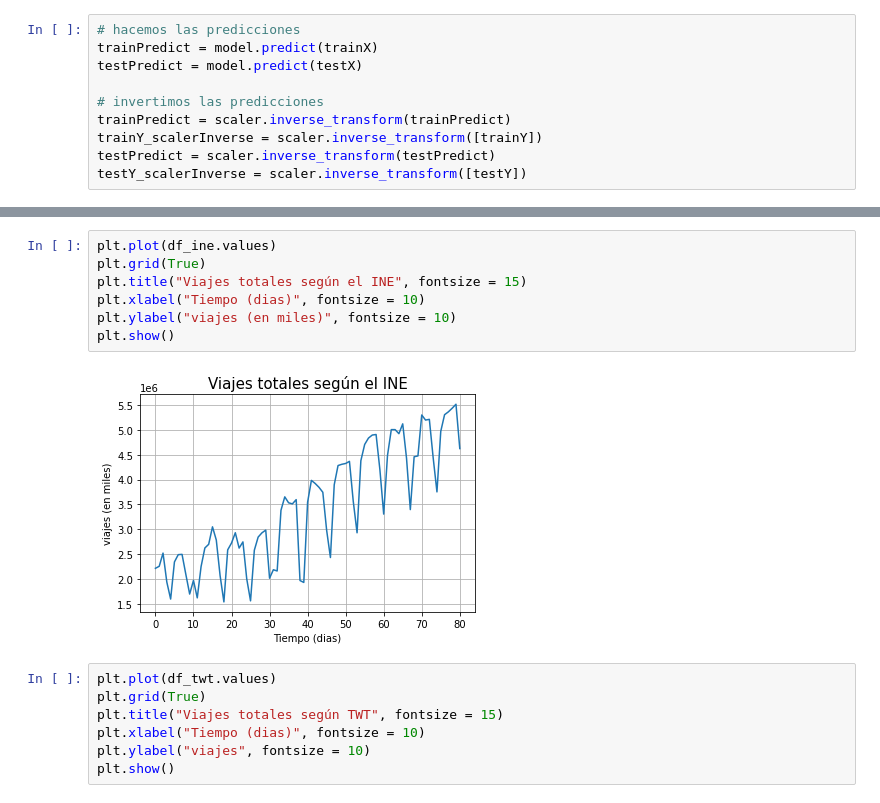
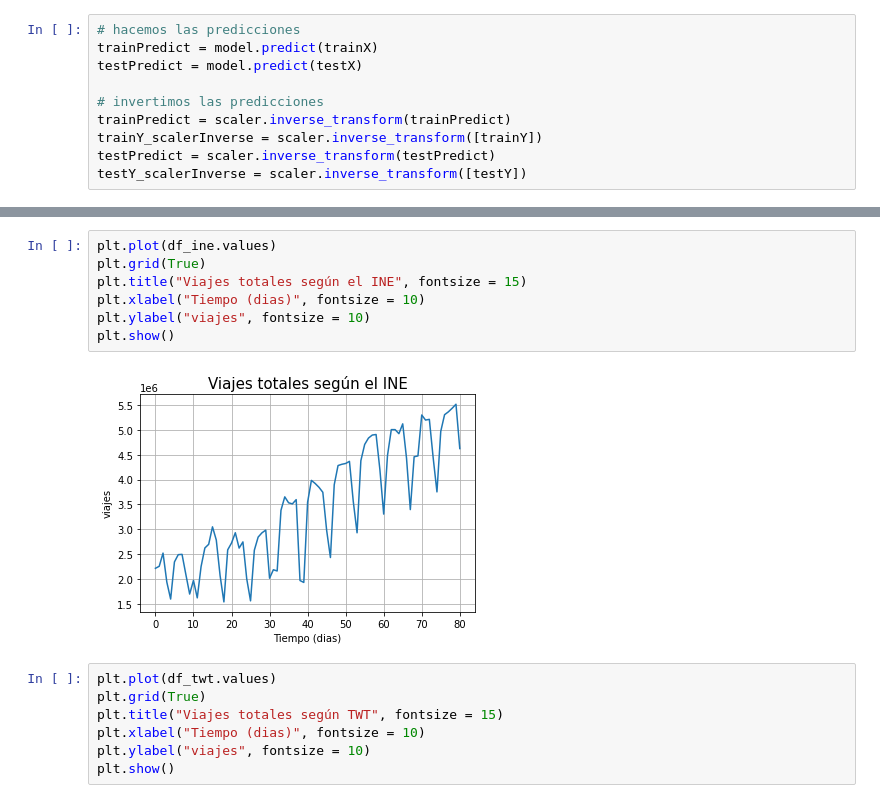
Before and after one commit to Raflomu/Prediccion-de-movilidad-en-epoca-de-COVID-con-redes-LSTM, a Jupyter notebook: Red LSTM/TWT - INE/Series temporales TWT - INE - LSTM - 2.0.ipynb, the cells around one changed output, grey strips where cells are left out. Drawn from its saved outputs; the diff is of its cells as text.

```diff
--- a/Red LSTM/TWT - INE/Series temporales TWT - INE - LSTM - 2.0.ipynb
+++ b/Red LSTM/TWT - INE/Series temporales TWT - INE - LSTM - 2.0.ipynb
@@ -354,12 +354,12 @@ Resultado del test: 8.00 MAPE
 # %%
 plt.plot(df_ine.values)
 plt.grid(True)
 plt.title("Viajes totales según el INE", fontsize = 15)
 plt.xlabel("Tiempo (dias)", fontsize = 10)
-plt.ylabel("viajes (en miles)", fontsize = 10)
+plt.ylabel("viajes", fontsize = 10)
 plt.show()
 # %% [output]
-[figure, old version]
+[figure, new version]
 # %%
 plt.plot(df_twt.values)
 plt.grid(True)
```
Also changed, not shown: parts of 15 cells of this notebook.
